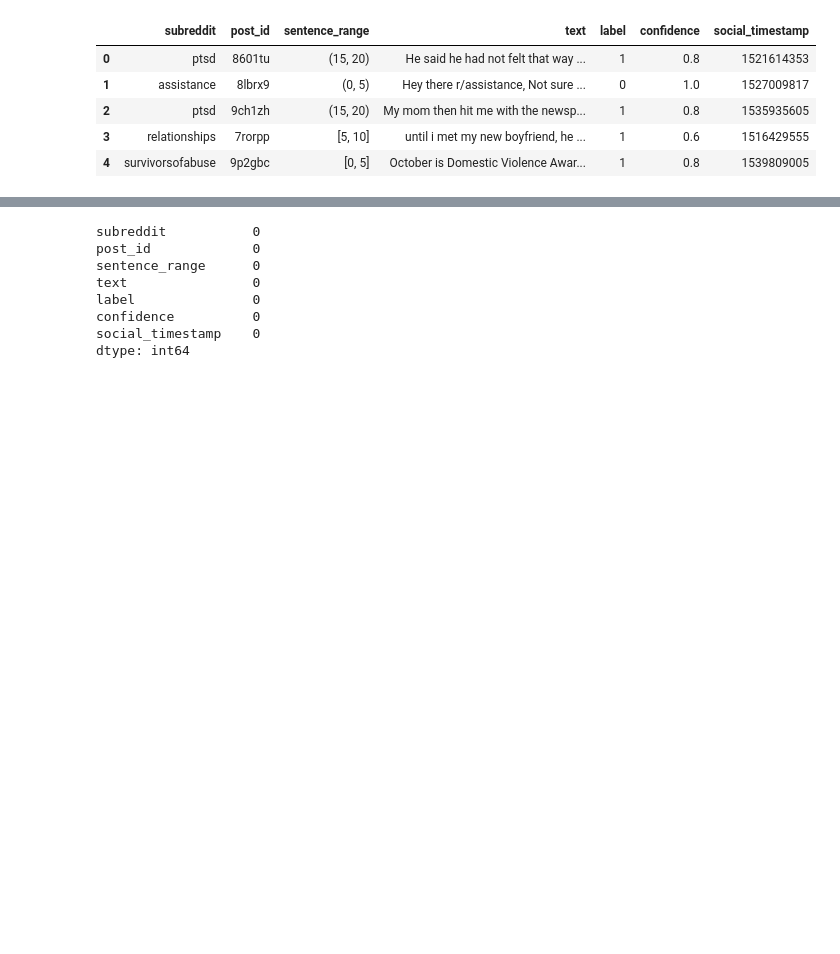
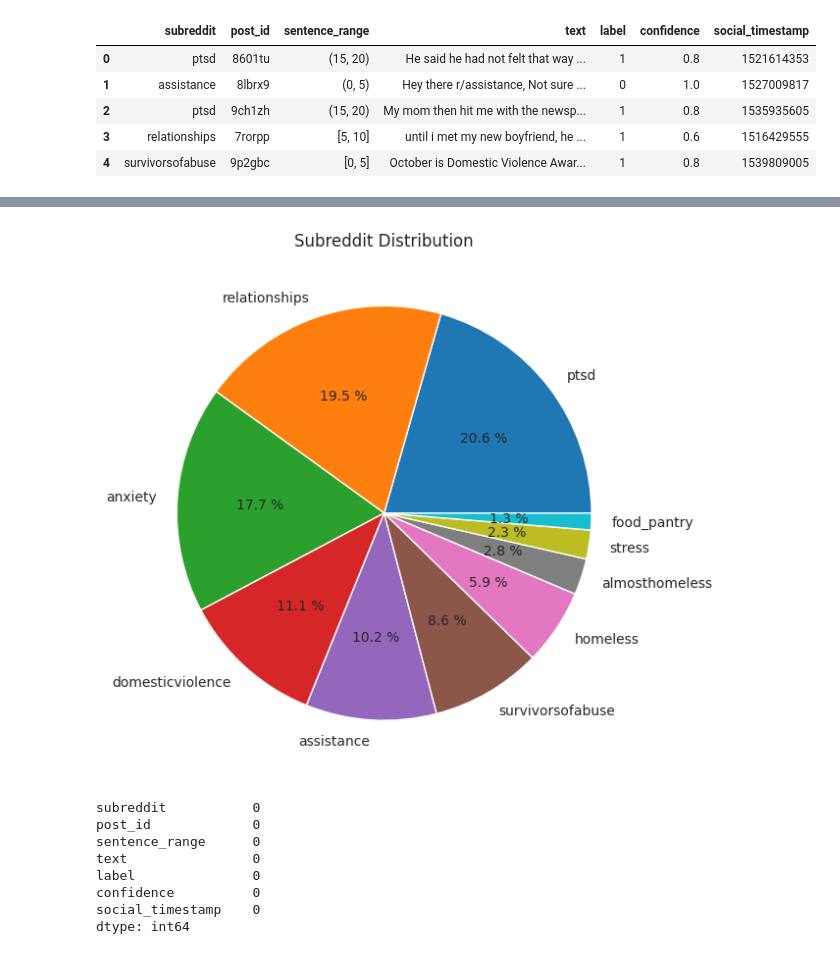
Before and after one commit to INCREDIBLE-AURNOB/Human-Stress-Prediction-with-LSTM, a Jupyter notebook: Human_Stress_Prediction.ipynb, the cells around one changed output, grey strips where cells are left out. Saved outputs shown, nothing was run; the diff lists cells and outputs as text; code cells hidden in the pictures; blank space fills up the shorter version.

```diff
--- a/Human_Stress_Prediction.ipynb
+++ b/Human_Stress_Prediction.ipynb
@@ -63,3 +66,15 @@ plt.show()
+# %%
+context=['subreddit']
+plt.figure(figsize=(15,12))
+for i in range(len(context)):
+  plt.subplot(1,2,i+1)
+  a=raw_df[context[i]].value_counts()
+  title=a.index
+  plt.title("Subreddit Distribution")
+  plt.pie(x=a,labels=title,autopct="%.1f %%")
+  plt.show()
+# %% [output]
+[figure, added]
 # %%
 raw_df.isna().sum()
 # %% [output]
```
Also changed, not shown: parts of 3 cells of this notebook.
